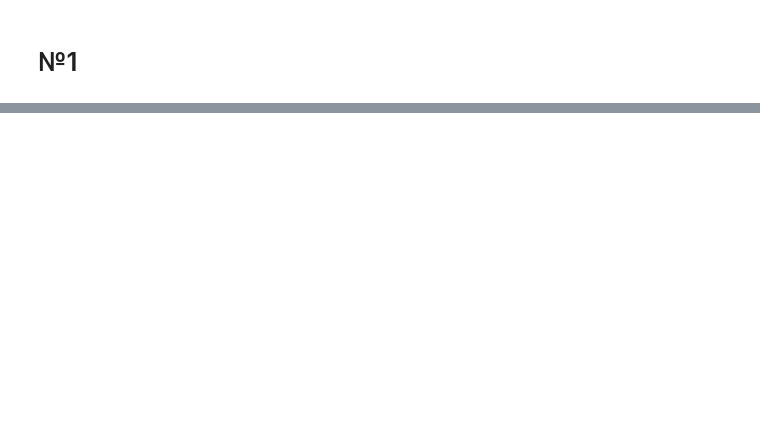
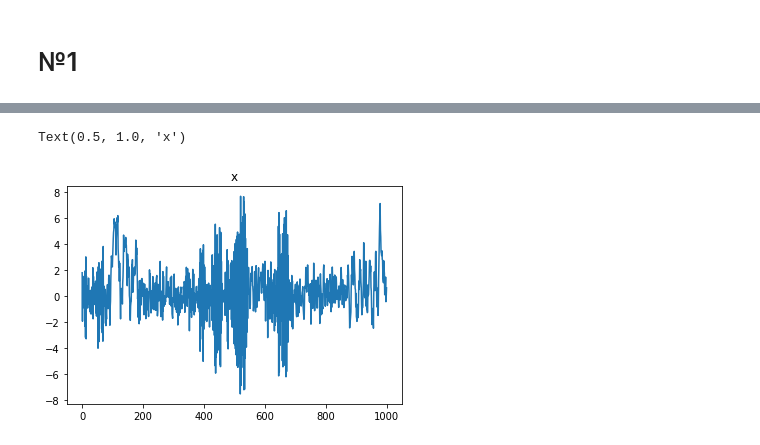
Before and after one commit to zugzvangg/SPC, a Jupyter notebook: numerics/HW7/HW7.ipynb, the cells around one changed output, grey strips where cells are left out. Saved outputs shown, nothing was run; the diff lists cells and outputs as text; code cells hidden in the pictures; blank space fills up the shorter version.

```diff
--- a/numerics/HW7/HW7.ipynb
+++ b/numerics/HW7/HW7.ipynb
@@ -17,0 +56,13 @@ import sympy as sym
+# %%
+def gen_x(a, T):
+    x = [ np.random.normal() ]
+    for i in range(T - 1):
+        x.append(a[i + 1] * x[-1] + np.random.normal(0, 1))
+    return x
+
+x = gen_x(alpha, T)
+plt.plot(x)
+plt.title("x")
+# %% [output]
+Text(0.5, 1.0, 'x')
+[figure, added]
```
Also changed, not shown: parts of 15 cells of this notebook.
